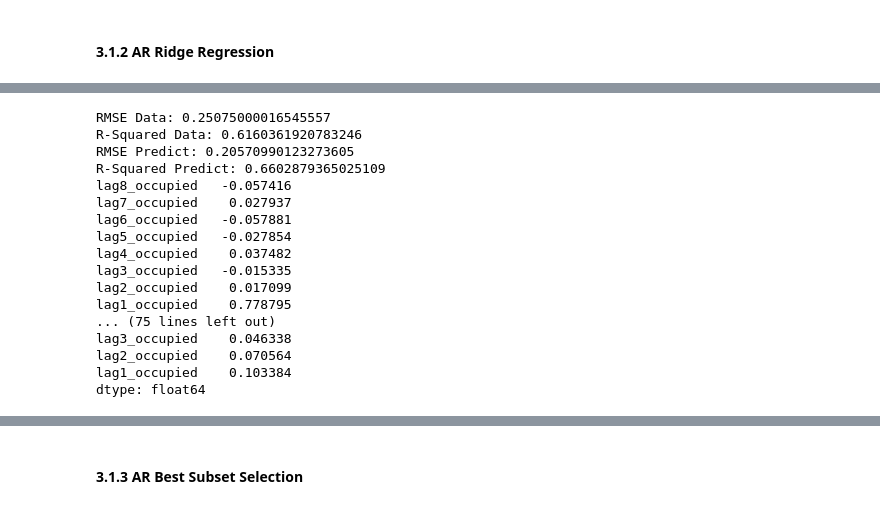
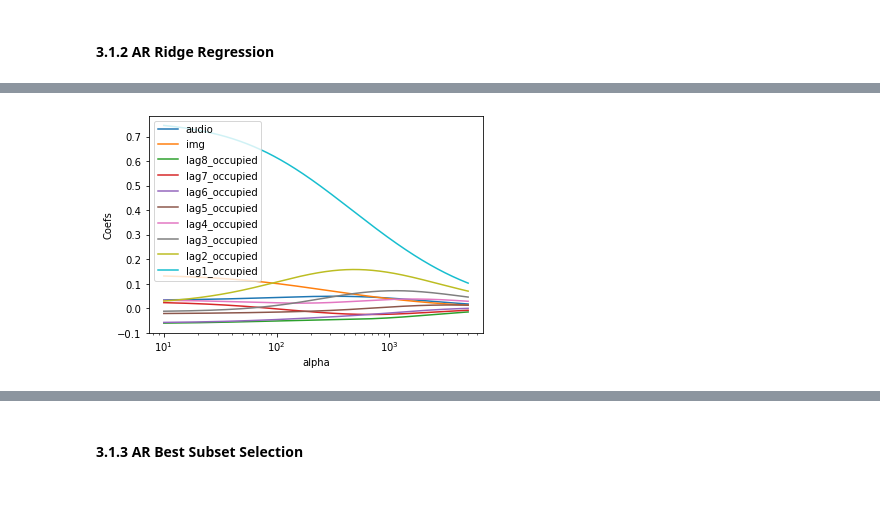
Before and after one commit to mhsjacoby/LogisticRegression_HPDmobile, a Jupyter notebook: FinalProject_Garland.ipynb, the cells around one changed output, grey strips where cells are left out. Cells and saved outputs as stored; diff of their text form; code cells hidden in the pictures.

```diff
--- a/FinalProject_Garland.ipynb
+++ b/FinalProject_Garland.ipynb
@@ -375,15 +468,0 @@ alphaLassoGraph(X_train)
-# %%
-#lasso regresson loop
-alpha = [1, 0.001,0.005, 0.01, 0.02,0.09, 0.13, 10]
-for a in alpha:
-  model_lasso = Lasso(alpha=a)
-  model_lasso.fit(X_train, y_train)
-  pred_train_lasso= model_lasso.predict(X_train)
-  print("RMSE Data:", np.sqrt(mean_squared_error(y_train,pred_train_lasso)))
-  print("R-Squared Data:" ,r2_score(y_train, pred_train_lasso))
-  pred_test_lasso = model_lasso.predict(X_test)
-  print("RMSE Predict:" ,np.sqrt(mean_squared_error(y_test,pred_test_lasso)))
-  print("R-Squared Predict:" ,r2_score(y_test, pred_test_lasso))
-  print("Model Intercept:", (model_lasso.intercept_))
-  print("Model Coefficents:")
-  print(pd.Series(model_lasso.coef_, index = X_train.columns))
@@ -481,32 +537,7 @@ alphaRidgeGraph(X_train)
-# %%
-#Ridge Regression Loop
-alpha = [1,10, 100, 500, 1000, 2500, 5000]
-
-for a in alpha:
-  rr = Ridge(alpha = a)
-  rr.fit(X_train, y_train)
-  pred_train_rr= rr.predict(X_train)
-  print("RMSE Data:" , np.sqrt(mean_squared_error(y_train,pred_train_rr)))
-  print("R-Squared Data:", r2_score(y_train, pred_train_rr))
-  pred_test_rr= rr.predict(X_test)
-  print("RMSE Predict:" , np.sqrt(mean_squared_error(y_test,pred_test_rr)))
-  print("R-Squared Predict:", r2_score(y_test, pred_test_rr))
-  print(pd.Series(rr.coef_, index = X_train.columns))
-# %% [output]
-RMSE Data: 0.25075000016545557
-R-Squared Data: 0.6160361920783246
-RMSE Predict: 0.20570990123273605
-R-Squared Predict: 0.6602879365025109
-lag8_occupied   -0.057416
-lag7_occupied    0.027937
-lag6_occupied   -0.057881
-lag5_occupied   -0.027854
-lag4_occupied    0.037482
-lag3_occupied   -0.015335
-lag2_occupied    0.017099
-lag1_occupied    0.778795
-... (75 lines left out)
-lag3_occupied    0.046338
-lag2_occupied    0.070564
-lag1_occupied    0.103384
-dtype: float64
+# %%
+# Create Graph for ridge
+
+alphas_ridgePlot = np.linspace(10, 5000, num=10000)
+plot_alphas(alpha_list=alphas_ridgePlot, model_fcn=Ridge, X_train=X_train, y_train=y_train)
+# %% [output]
+[figure, added]
```
Also changed, not shown: parts of 42 cells of this notebook, 2 other files.
